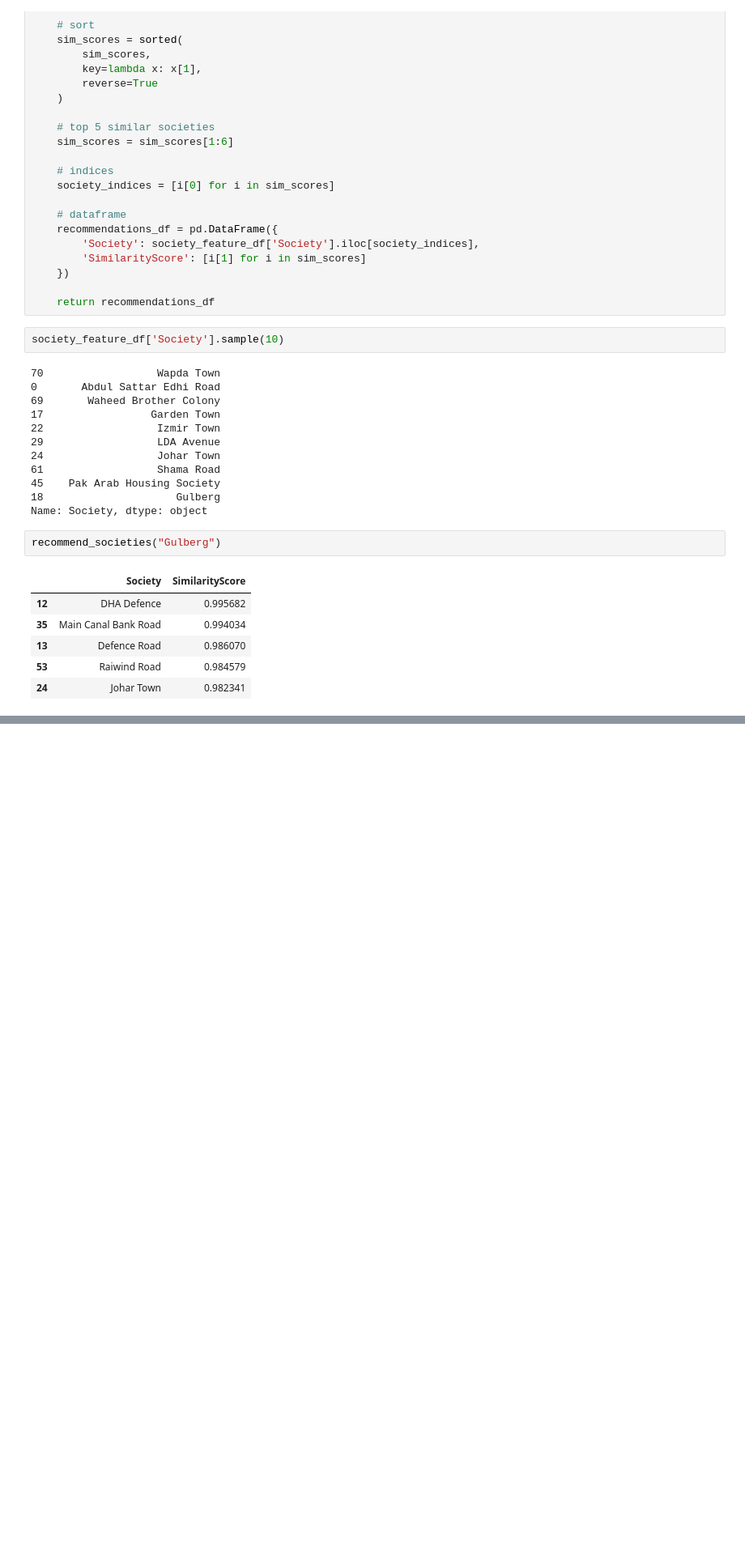
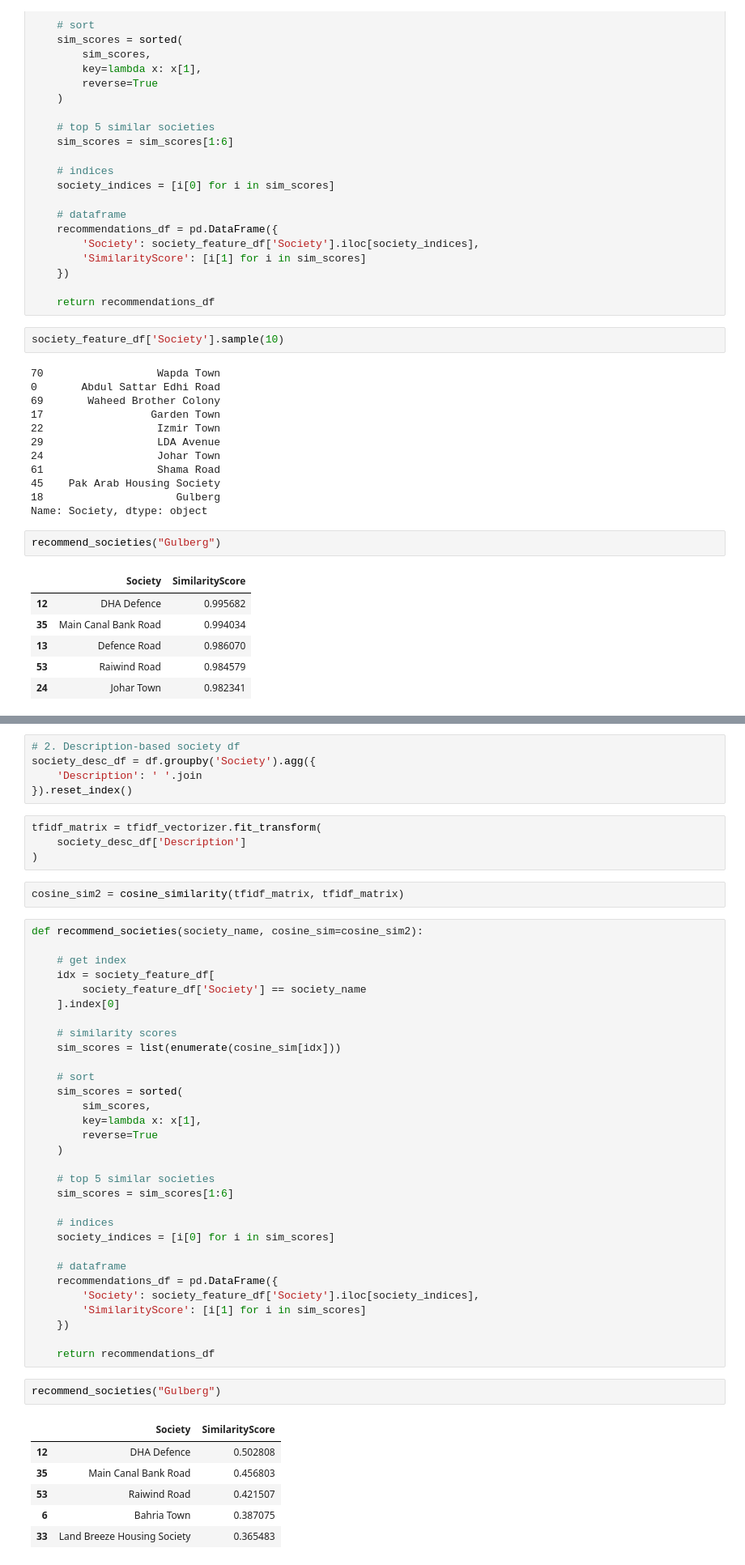
Before and after one commit to zeeshanAhmed2798/real-estate-intelligence-sys, a Jupyter notebook: Data Cleaning/recomender_system.ipynb, the cells around one changed output, grey strips where cells are left out. Shown at 81% size. Drawn from its saved outputs; the diff is of its cells as text; blank space fills up the shorter version.

Commit message:
Complete feature-based recommendation system for real estate societies

```diff
--- a/Data Cleaning/recomender_system.ipynb
+++ b/Data Cleaning/recomender_system.ipynb
@@ -225,0 +252,51 @@ recommend_societies("Gulberg")
+# %%
+# 2. Description-based society df
+society_desc_df = df.groupby('Society').agg({
+    'Description': ' '.join
+}).reset_index()
+# %%
+tfidf_matrix = tfidf_vectorizer.fit_transform(
+    society_desc_df['Description']
+)
+# %%
+cosine_sim2 = cosine_similarity(tfidf_matrix, tfidf_matrix)
+# %%
+def recommend_societies(society_name, cosine_sim=cosine_sim2):
+
+    # get index
+    idx = society_feature_df[
+        society_feature_df['Society'] == society_name
+    ].index[0]
+
+    # similarity scores
+    sim_scores = list(enumerate(cosine_sim[idx]))
+
+    # sort
+    sim_scores = sorted(
+        sim_scores,
+        key=lambda x: x[1],
+        reverse=True
+    )
+
+    # top 5 similar societies
+    sim_scores = sim_scores[1:6]
+
+    # indices
+    society_indices = [i[0] for i in sim_scores]
+
+    # dataframe
+    recommendations_df = pd.DataFrame({
+        'Society': society_feature_df['Society'].iloc[society_indices],
+        'SimilarityScore': [i[1] for i in sim_scores]
+    })
+
+    return recommendations_df
+# %%
+recommend_societies("Gulberg")
+# %% [output]
+|  | Society | SimilarityScore |
+| 12 | DHA Defence | 0.502808 |
+| 35 | Main Canal Bank Road | 0.456803 |
+| 53 | Raiwind Road | 0.421507 |
+| 6 | Bahria Town | 0.387075 |
+| 33 | Land Breeze Housing Society | 0.365483 |
```
Also changed, not shown: parts of 3 cells of this notebook.
